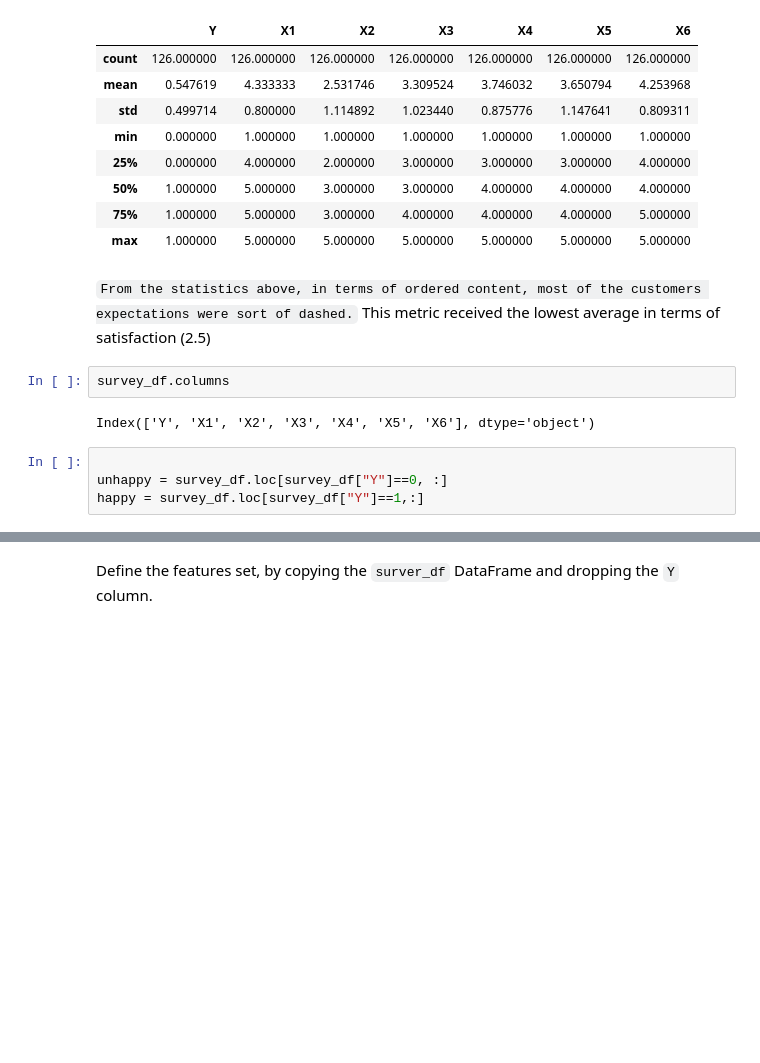
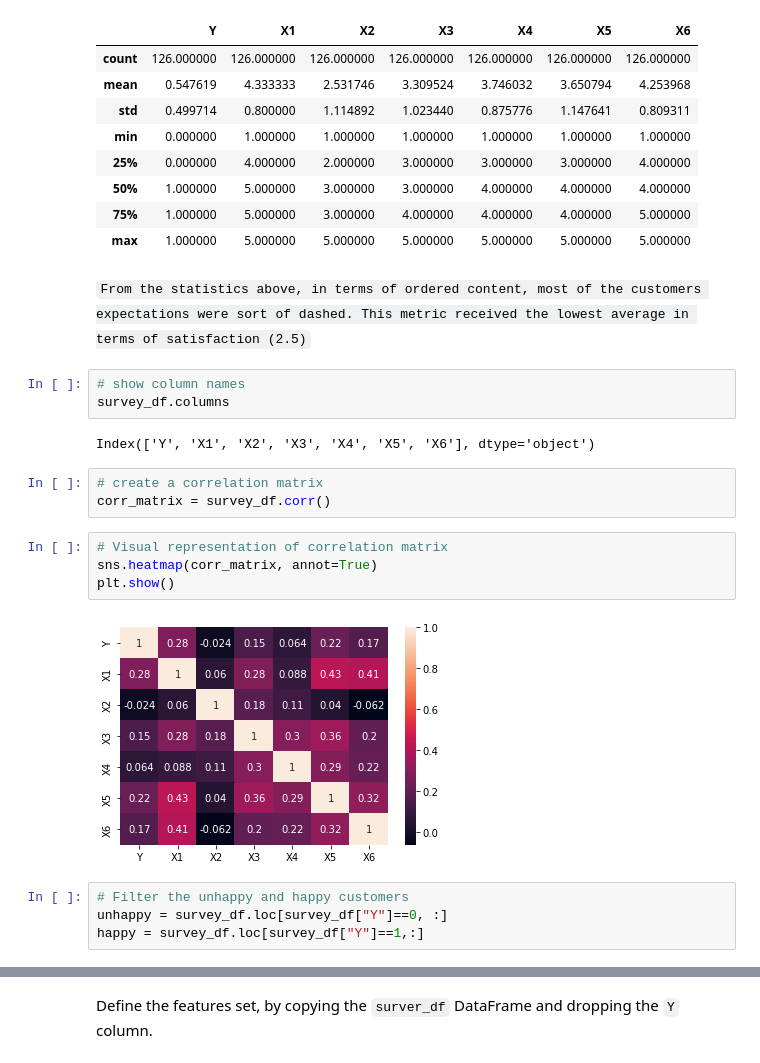
Before and after one commit to Jayplect/Customers-satisfaction, a Jupyter notebook: happiness_survey.ipynb, the cells around one changed output, grey strips where cells are left out. Cells and saved outputs as stored; diff of their text form; blank space fills up the shorter version.

```diff
--- a/happiness_survey.ipynb
+++ b/happiness_survey.ipynb
@@ -94,13 +100,23 @@ survey_df.describe()
 | 75% | 1.000000 | 5.000000 | 3.000000 | 4.000000 | 4.000000 | 4.000000 | 5.000000 |
 | max | 1.000000 | 5.000000 | 5.000000 | 5.000000 | 5.000000 | 5.000000 | 5.000000 |
 # %% [markdown]
-`From the statistics above, in terms of ordered content, most of the customers expectations were sort of dashed.` This metric received the lowest average in terms of satisfaction (2.5)
+`From the statistics above, in terms of ordered content, most of the customers expectations were sort of dashed. This metric received the lowest average in terms of satisfaction (2.5)`
-# %%
-survey_df.columns
-# %% [output]
-Index(['Y', 'X1', 'X2', 'X3', 'X4', 'X5', 'X6'], dtype='object')
+# %%
+# show column names
+survey_df.columns
+# %% [output]
+Index(['Y', 'X1', 'X2', 'X3', 'X4', 'X5', 'X6'], dtype='object')
+# %%
+# create a correlation matrix
+corr_matrix = survey_df.corr()
+# %%
+# Visual representation of correlation matrix
+sns.heatmap(corr_matrix, annot=True)
+plt.show()
+# %% [output]
+[figure, added]
 # %%
-
+# Filter the unhappy and happy customers
 unhappy = survey_df.loc[survey_df["Y"]==0, :]
 happy = survey_df.loc[survey_df["Y"]==1,:]
 # %%
```
Also changed, not shown: parts of 73 cells of this notebook.
